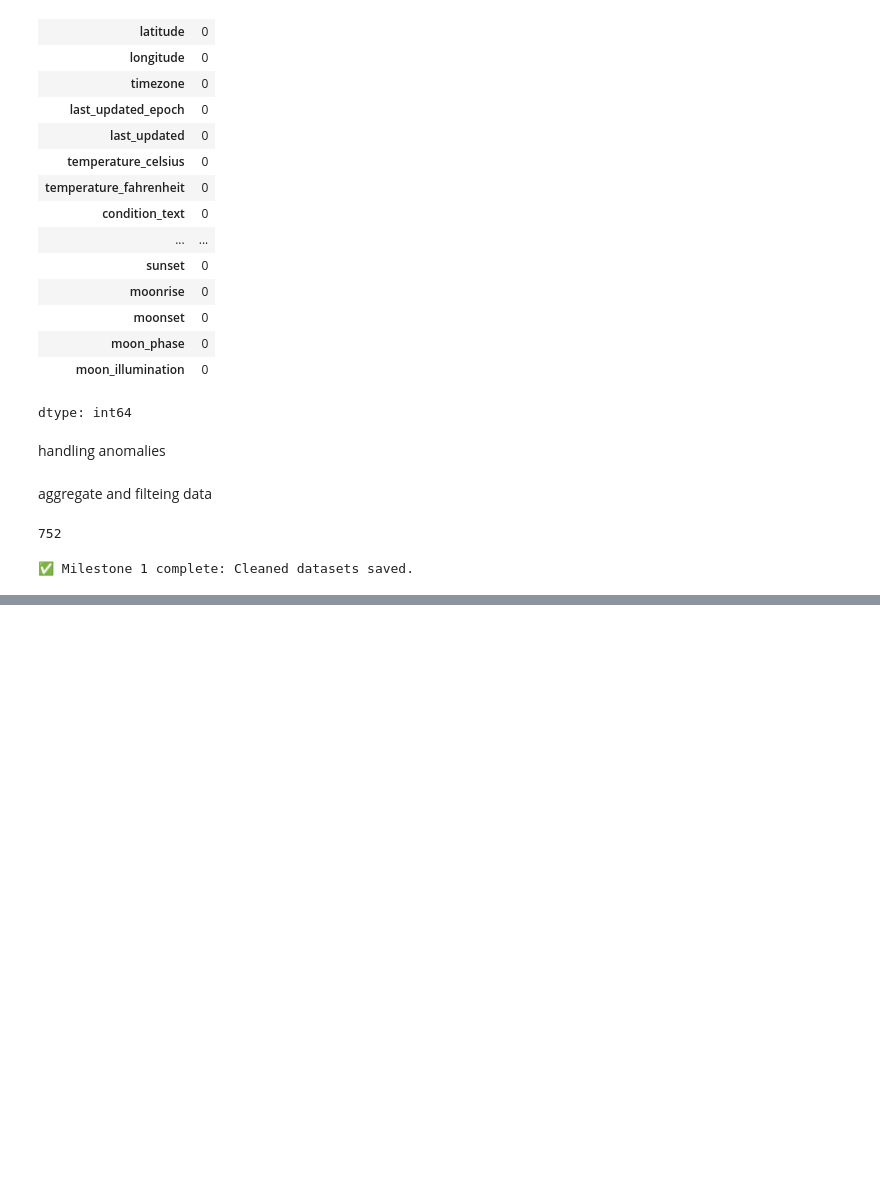
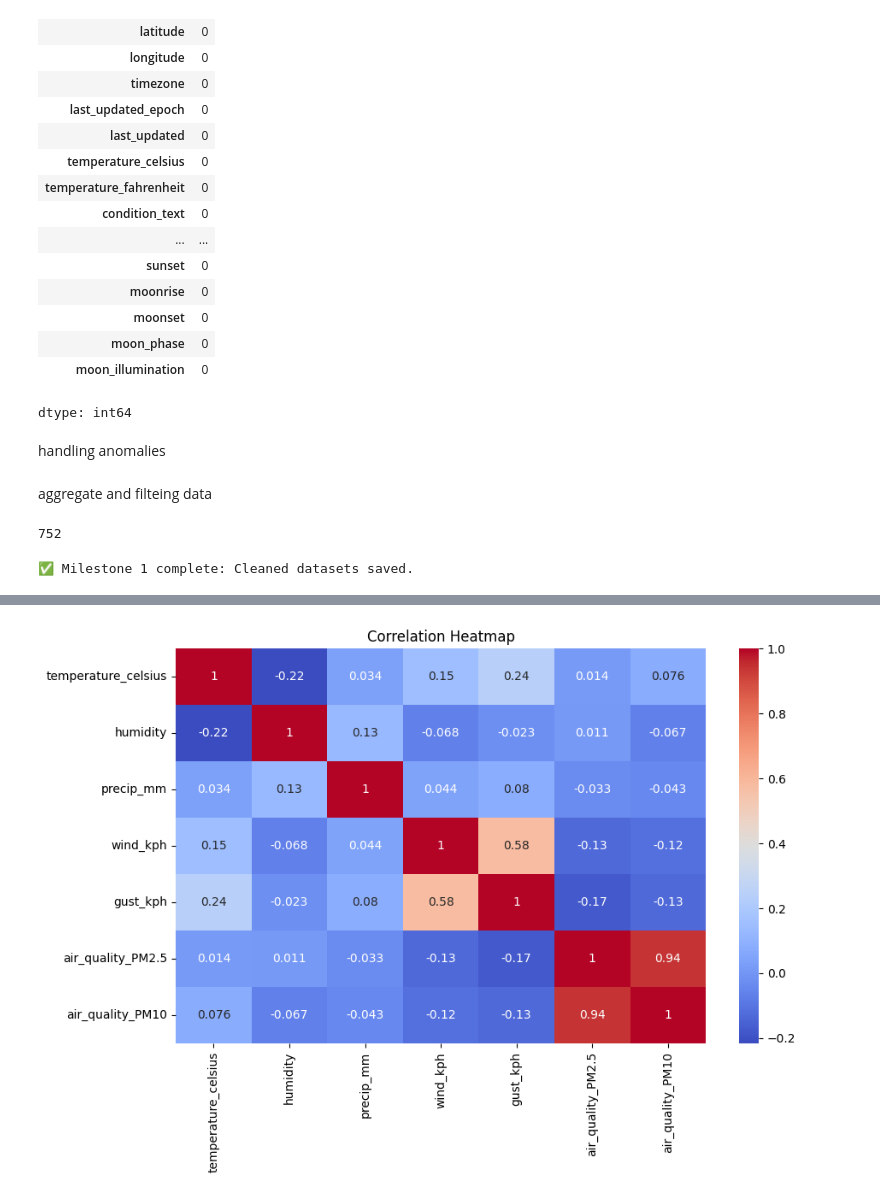
Before and after one commit to josephfrancis22/Global-weather-prediction-, a Jupyter notebook: jf_weather_prediction.ipynb, the cells around one changed output, grey strips where cells are left out. Drawn from its saved outputs; the diff is of its cells as text; code cells hidden in the pictures; blank space fills up the shorter version.

```diff
--- a/jf_weather_prediction.ipynb
+++ b/jf_weather_prediction.ipynb
@@ -228,0 +351,10 @@ print("✅ Milestone 1 complete: Cleaned datasets saved.")
+# %%
+# Correlation Matrix
+plt.figure(figsize=(10,6))
+sns.heatmap(data[['temperature_celsius', 'humidity', 'precip_mm', 'wind_kph',
+                  'gust_kph', 'air_quality_PM2.5', 'air_quality_PM10']].corr(),
+            annot=True, cmap='coolwarm')
+plt.title("Correlation Heatmap")
+plt.show()
+# %% [output]
+[figure, added]
```
Also changed, not shown: parts of 20 cells of this notebook.
